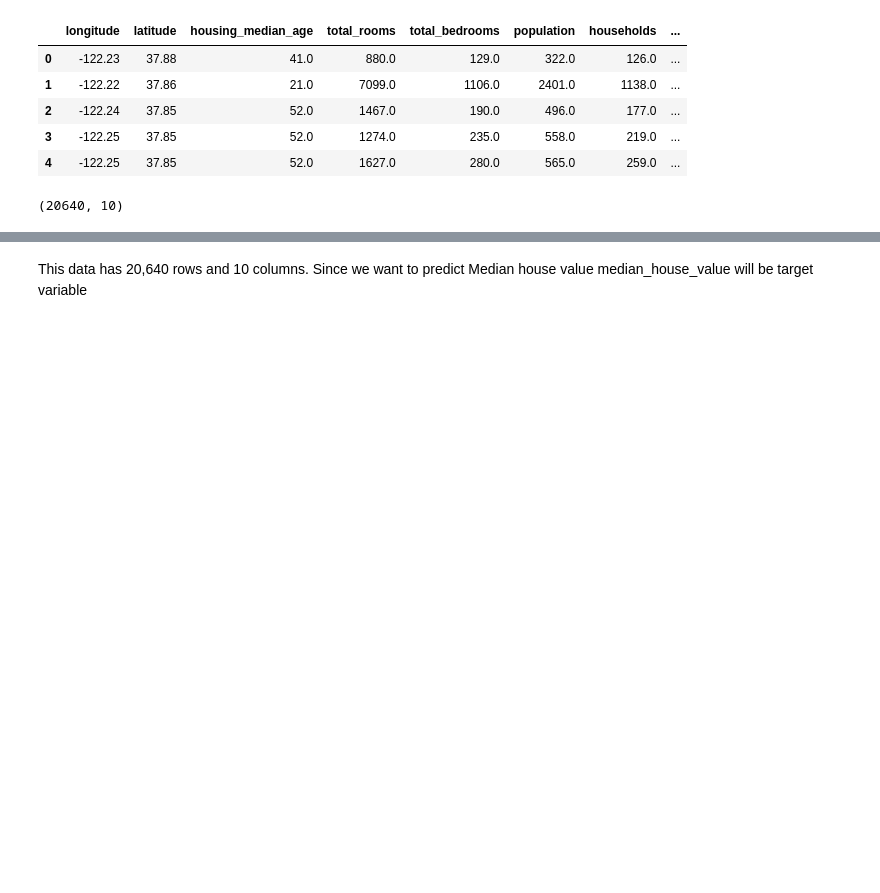
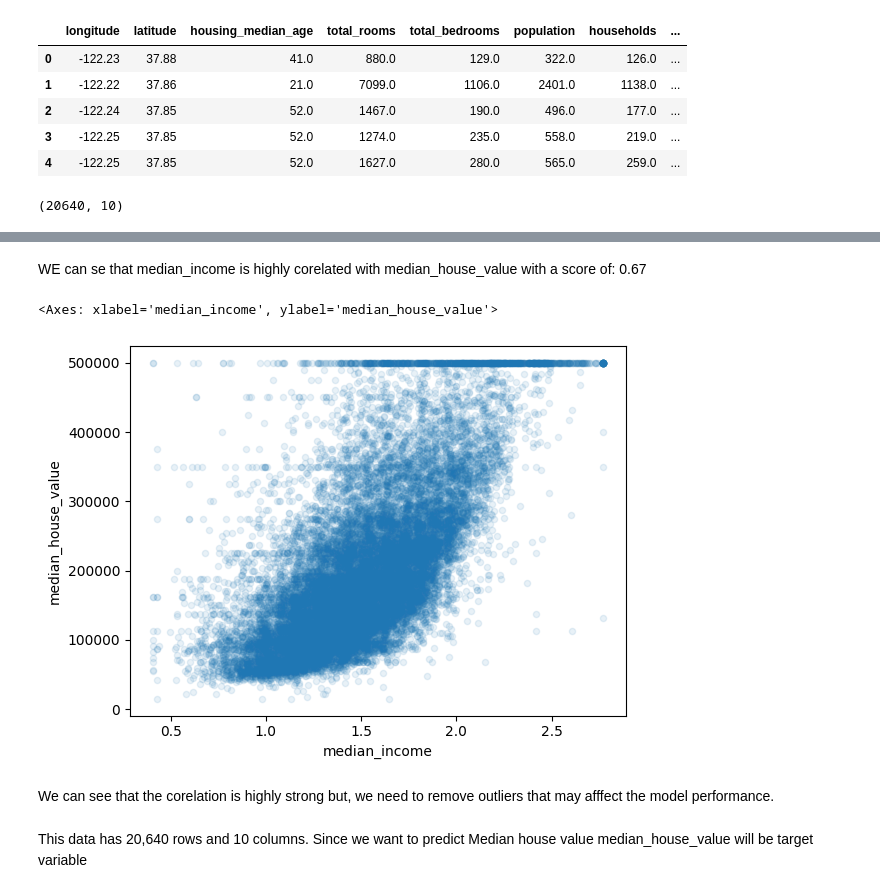
Before and after one commit to naimish07india/First_git_project, a Jupyter notebook: housing_Data_linear.ipynb, the cells around one changed output, grey strips where cells are left out. Cells and saved outputs as stored; diff of their text form; code cells hidden in the pictures; blank space fills up the shorter version.

```diff
--- a/housing_Data_linear.ipynb
+++ b/housing_Data_linear.ipynb
@@ -25,3 +66,12 @@ new_df.shape
+# %% [markdown]
+WE can se that median_income is highly corelated with median_house_value with a score of: 0.67
+# %%
+new_df.plot(kind="scatter", x="median_income", y="median_house_value", alpha=0.1)
+# %% [output]
+<Axes: xlabel='median_income', ylabel='median_house_value'>
+[figure, added]
+# %% [markdown]
+We can see that the corelation is highly strong but, we need to remove outliers that may afffect the model performance.
 # %% [markdown]
 This data has 20,640 rows and 10 columns.
 Since we want to predict Median house value median_house_value will be target variable
```
Also changed, not shown: parts of 18 cells of this notebook.
